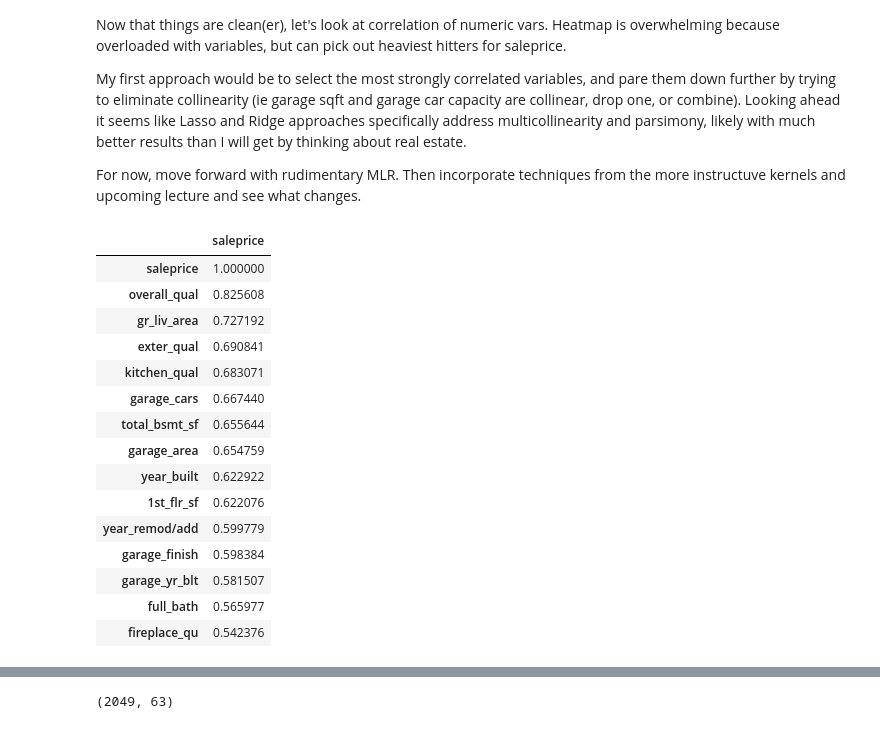
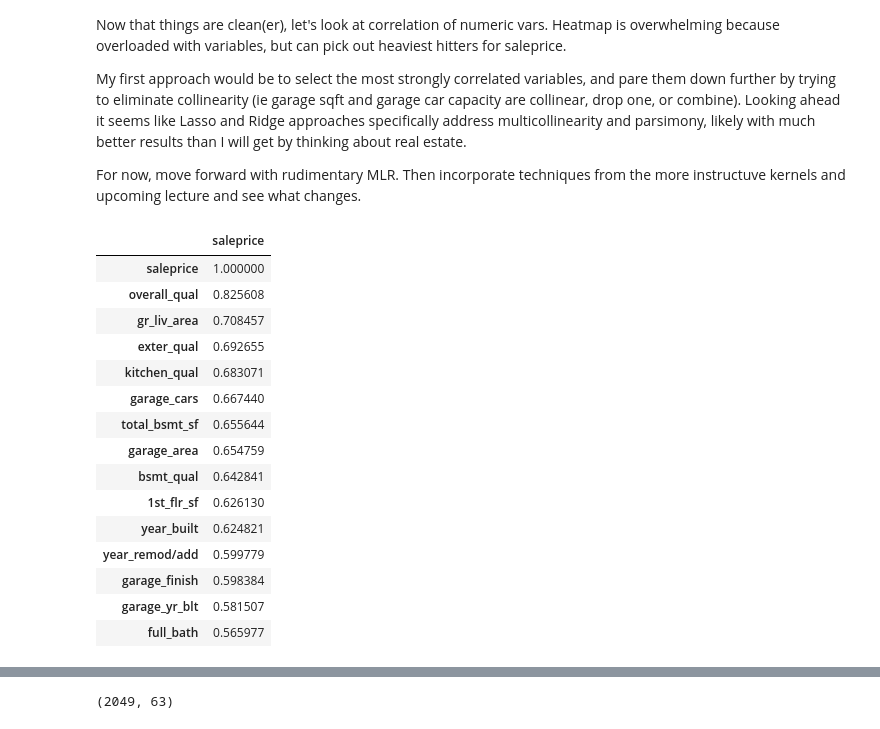
Before and after one commit to welcometohelen/firstkaggle_ames_housing, a Jupyter notebook: Project2_Primary_Notebook.ipynb, the cells around one changed output, grey strips where cells are left out. Cells and saved outputs as stored; diff of their text form; code cells hidden in the pictures.

```diff
--- a/Project_2_firstmodel.ipynb
+++ b/Project2_Primary_Notebook.ipynb
@@ -354,22 +326,22 @@ For now, move forward with rudimentary MLR.  Then incorporate techniques from th
 # mask[np.triu_indices_from(mask)] = True
 # sns.heatmap(ames_log_nums.corr(),cmap='coolwarm', annot=False,mask=mask, vmin=-1, vmax=1);
 # %%
-ames_log_nums.corr()[['saleprice']].sort_values('saleprice', ascending=False).head(15)
+ames.corr()[['saleprice']].sort_values('saleprice', ascending=False).head(15)
 # %% [output]
 |  | saleprice |
 | saleprice | 1.000000 |
 | overall_qual | 0.825608 |
-| gr_liv_area | 0.727192 |
-| exter_qual | 0.690841 |
+| gr_liv_area | 0.708457 |
+| exter_qual | 0.692655 |
 | kitchen_qual | 0.683071 |
 | garage_cars | 0.667440 |
 | total_bsmt_sf | 0.655644 |
 | garage_area | 0.654759 |
-| year_built | 0.622922 |
-| 1st_flr_sf | 0.622076 |
+| bsmt_qual | 0.642841 |
+| 1st_flr_sf | 0.626130 |
+| year_built | 0.624821 |
 | year_remod/add | 0.599779 |
 | garage_finish | 0.598384 |
 | garage_yr_blt | 0.581507 |
 | full_bath | 0.565977 |
-| fireplace_qu | 0.542376 |
 # %% [markdown]
```
Also changed, not shown: parts of 52 cells of this notebook.
